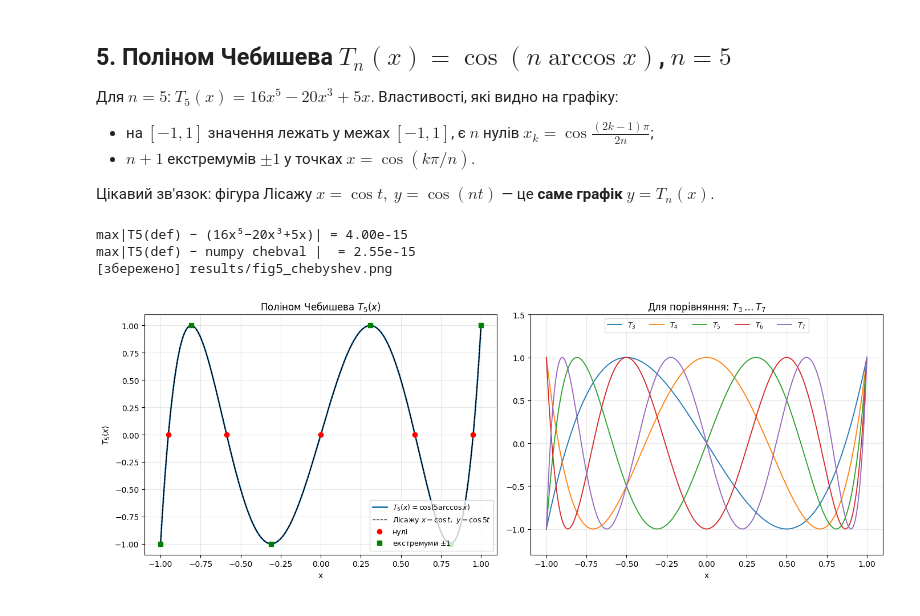
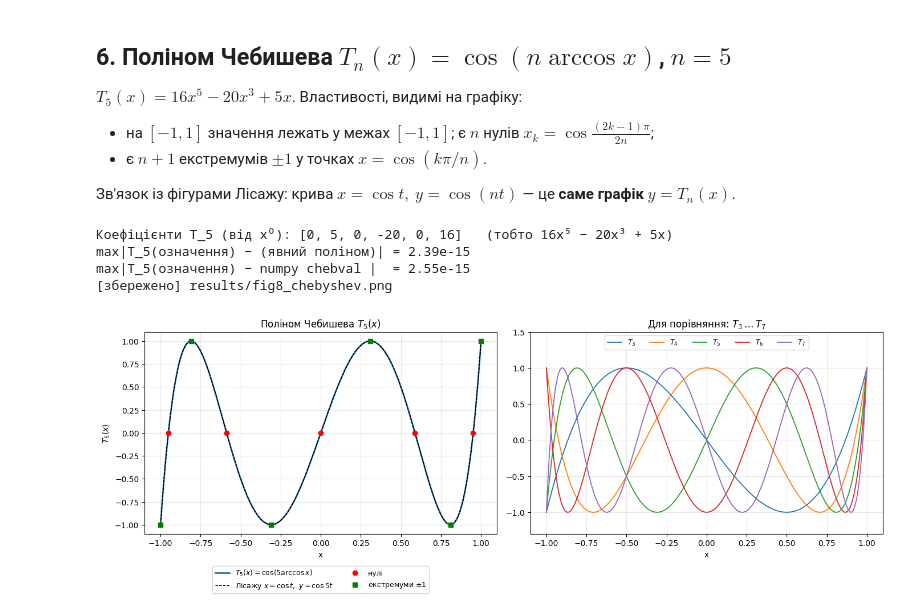
Before and after one commit to sofilukash/math_modeling, a Jupyter notebook: lab1/task1_lissajous_chebyshev.ipynb, the cells around one changed output. Saved outputs shown, nothing was run; the diff lists cells and outputs as text; code cells hidden in the pictures.

```diff
--- a/lab1/task1_lissajous_chebyshev.ipynb
+++ b/lab1/task1_lissajous_chebyshev.ipynb
@@ -203,50 +255,54 @@ print("Аналітичні випадки (парабола при Δφ=0, ві
 # %% [markdown]
-## 5. Поліном Чебишева $T_n(x)=\cos(n\arccos x)$, $n=5$
+## 6. Поліном Чебишева $T_n(x)=\cos(n\arccos x)$, $n=5$
 
-Для $n=5$: $T_5(x)=16x^5-20x^3+5x$. Властивості, які видно на графіку:
-* на $[-1,1]$ значення лежать у межах $[-1,1]$, є $n$ нулів $x_k=\cos\frac{(2k-1)\pi}{2n}$;
-* $n+1$ екстремумів $\pm1$ у точках $x=\cos(k\pi/n)$.
+$T_5(x)=16x^5-20x^3+5x$. Властивості, видимі на графіку:
+* на $[-1,1]$ значення лежать у межах $[-1,1]$; є $n$ нулів $x_k=\cos\frac{(2k-1)\pi}{2n}$;
+* є $n+1$ екстремумів $\pm1$ у точках $x=\cos(k\pi/n)$.
 
-Цікавий зв'язок: фігура Лісажу $x=\cos t,\ y=\cos(nt)$ — це **саме графік** $y=T_n(x)$.
+Зв'язок із фігурами Лісажу: крива $x=\cos t,\ y=\cos(nt)$ — це **саме графік** $y=T_n(x)$.
 # %%
-n = 5                                    # порядок полінома (за завданням 3 ≤ n ≤ 7)
+# Графік полінома Чебишева T_n(x) = cos(n·arccos x), 3 ≤ n ≤ 7
+n = 5                                         # порядок за власним вибором, 3 ≤ n ≤ 7
 xs = np.linspace(-1, 1, 2001)
-Tn = np.cos(n * np.arccos(xs))           # означення з методички
+Tn = np.cos(n * np.arccos(xs))                # означення T_n(x) = cos(n·arccos x)
 
 # Перевірка: означення = явний поліном = numpy.polynomial.chebyshev
-explicit = 16 * xs**5 - 20 * xs**3 + 5 * xs
+coef = np.polynomial.chebyshev.cheb2poly([0] * n + [1])        # коефіцієнти за степенями x: від x⁰ до xⁿ
+explicit = np.polynomial.polynomial.polyval(xs, coef)
 from_numpy = np.polynomial.chebyshev.chebval(xs, [0] * n + [1])
-print(f"max|T5(def) − (16x⁵−20x³+5x)| = {np.max(np.abs(Tn - explicit)):.2e}")
-print(f"max|T5(def) − numpy chebval |  = {np.max(np.abs(Tn - from_numpy)):.2e}")
+print(f"Коефіцієнти T_{n} (від x⁰): {coef.astype(int).tolist()}   (тобто 16x⁵ − 20x³ + 5x)")
+print(f"max|T_{n}(означення) − (явний поліном)| = {np.max(np.abs(Tn - explicit)):.2e}")
+print(f"max|T_{n}(означення) − numpy chebval |  = {np.max(np.abs(Tn - from_numpy)):.2e}")
 
-zeros = np.cos((2 * np.arange(1, n + 1) - 1) * np.pi / (2 * n))
-extrema = np.cos(np.arange(0, n + 1) * np.pi / n)
+zeros = np.cos((2 * np.arange(1, n + 1) - 1) * np.pi / (2 * n))      # нулі
+extrema = np.cos(np.arange(0, n + 1) * np.pi / n)                    # точки екстремумів ±1
 
 fig, (ax1, ax2) = plt.subplots(1, 2, figsize=(14, 5.2))
 
-ax1.plot(xs, Tn, lw=2, label=r"$T_5(x)=\cos(5\arccos x)$")
+ax1.plot(xs, Tn, lw=2, label=rf"$T_{n}(x)=\cos({n}\arccos x)$")
 tt = np.linspace(0, 2 * np.pi, 400)
-ax1.plot(np.cos(tt), np.cos(n * tt), "k--", lw=0.9, label=r"Лісажу $x=\cos t,\ y=\cos 5t$")
+ax1.plot(np.cos(tt), np.cos(n * tt), "k--", lw=0.9, label=rf"Лісажу $x=\cos t,\ y=\cos {n}t$")
 ax1.plot(zeros, np.zeros(n), "ro", label="нулі")
 ax1.plot(extrema, np.cos(n * np.arccos(extrema)), "gs", ms=6, label=r"екстремуми $\pm1$")
-ax1.set_title(r"Поліном Чебишева $T_5(x)$")
+ax1.set_title(rf"Поліном Чебишева $T_{n}(x)$")
 ax1.set_xlabel("x")
-ax1.set_ylabel(r"$T_5(x)$")
-ax1.legend(loc="lower right", fontsize=9)
+ax1.set_ylabel(rf"$T_{n}(x)$")
+ax1.legend(loc="upper center", bbox_to_anchor=(0.5, -0.14), ncol=2, fontsize=9)   # легенда під графіком
 
-for m in range(3, 8):
+for m in range(3, 8):                          # для порівняння — усі порядки 3…7
     ax2.plot(xs, np.cos(m * np.arccos(xs)), lw=1.3, label=rf"$T_{m}$")
 ax2.set_title(r"Для порівняння: $T_3 \dots T_7$")
 ax2.set_xlabel("x")
 ax2.legend(ncol=5, fontsize=9, loc="upper center")
 ax2.set_ylim(-1.3, 1.5)
 
 fig.tight_layout()
-save(fig, "fig5_chebyshev.png")
+save(fig, "fig8_chebyshev.png")
 plt.show()
 # %% [output]
-max|T5(def) − (16x⁵−20x³+5x)| = 4.00e-15
-max|T5(def) − numpy chebval |  = 2.55e-15
-[збережено] results/fig5_chebyshev.png
+Коефіцієнти T_5 (від x⁰): [0, 5, 0, -20, 0, 16]   (тобто 16x⁵ − 20x³ + 5x)
+max|T_5(означення) − (явний поліном)| = 2.39e-15
+max|T_5(означення) − numpy chebval |  = 2.55e-15
+[збережено] results/fig8_chebyshev.png
-[figure, old version]
+[figure, new version]
 # %% [markdown]
```
Also changed, not shown: parts of 25 cells of this notebook.
